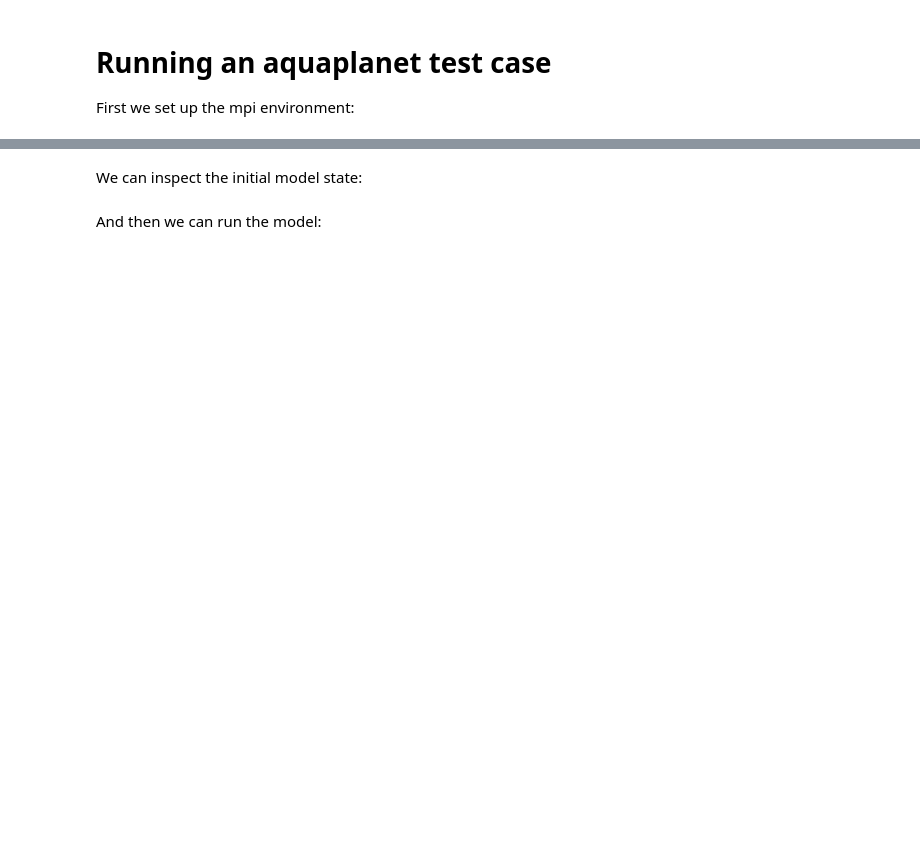
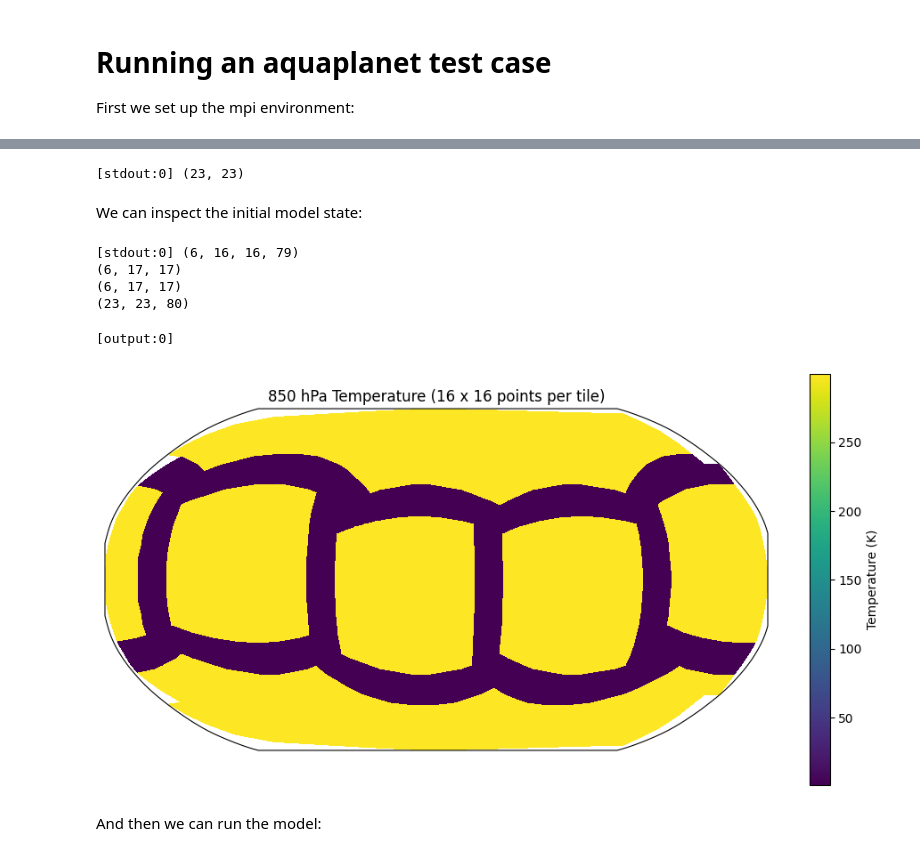
Before and after one commit to oelbert/pace, a Jupyter notebook: examples/notebooks/test_aquaplanet.ipynb, the cells around one changed output, grey strips where cells are left out. Cells and saved outputs as stored; diff of their text form; code cells hidden in the pictures; blank space fills up the shorter version.

```diff
--- a/examples/notebooks/test_aquaplanet.ipynb
+++ b/examples/notebooks/test_aquaplanet.ipynb
@@ -23,10 +56,13 @@ print(f"I am MPI-rank {mpi_rank} of a total of {mpi_size}")
 # %%
-%%capture
+#%%capture
 
 from pace import Driver, DriverConfig
 import yaml
+import os
 
-config_file = "aquaplanet_c20.yaml"
+os.environ['HDF5_USE_FILE_LOCKING'] = 'FALSE'
+
+config_file = "aquaplanet_c16.yaml"
 
 with open(config_file, "r") as f:
     driver_config = DriverConfig.from_dict(yaml.safe_load(f))
@@ -34,6 +179,8 @@ driver = Driver(config=driver_config)
 # %%
 if mpi_rank == 0:
     print(driver.state.grid_data.lon_agrid.shape)
+# %% [output]
+[stdout:0] (23, 23)
 # %% [markdown]
 We can inspect the initial model state:
 # %%
@@ -54,9 +201,20 @@ grid_lon = communicator.gather(driver.state.grid_data.lon)
 grid_lat = communicator.gather(driver.state.grid_data.lat)
 a_lon = communicator.gather(driver.state.grid_data.lon_agrid)
 a_lat = communicator.gather(driver.state.grid_data.lat_agrid)
+# %%
+if mpi_rank == 0:
+    print(temperature.shape)
+    print(grid_lon.data.shape)
+    print(grid_lat.shape)
+    print(driver.state.dycore_state.pt.shape)
+# %% [output]
+[stdout:0] (6, 16, 16, 79)
+(6, 17, 17)
+(6, 17, 17)
+(23, 23, 80)
 # %%
 if mpi_rank == 0:
-    u_mean = 0.5 * (u_wind.data[:,:,:-1, :] + u_wind.data[:,:, 1:, :])
+    u_mean = 0.5 * (u_wind.field[:,:,:-1, :] + u_wind.field[:,:, 1:, :])
 
     nx = temperature.shape[1]
     fig = plt.figure(figsize=(12, 6))
@@ -64,34 +222,37 @@ if mpi_rank == 0:
     f1 = pcolormesh_cube(
         grid_lat.data * 180./np.pi,
         grid_lon.data * 180./np.pi,
-        temperature.data[:, :, :, -2],
+        temperature.field[:, :, :, -2],
         cmap="viridis",
     )
     plt.colorbar(f1, label="Temperature (K)")
     ax.set_title(f"850 hPa Temperature ({nx} x {nx} points per tile)")
 
 #     fig = plt.figure(figsize=(12, 6))
 #     ax = fig.add_subplot(111, projection=ccrs.Robinson())
 #     f1 = pcolormesh_cube(
 #         grid_lat.data * 180./np.pi,
 #         grid_lon.data * 180./np.pi,
 #         surface_pressure.data[:, :, :]/100.,
 #         cmap="viridis",
 #     )
 #     plt.colorbar(f1, label="Surface Pressure (hPa)")
 #     ax.set_title(f"Surface Pressure ({nx} x {nx} points per tile)")
 
 
 #     fig = plt.figure(figsize=(12, 6))
 #     ax = fig.add_subplot(111, projection=ccrs.Robinson())
 #     f1 = pcolormesh_cube(
 #         grid_lat.data * 180./np.pi,
 #         grid_lon.data * 180./np.pi,
 #         u_mean[:,:,:,65],
 #         cmap="bwr",
 #     )
 #     plt.colorbar(f1, label="U wind (m/s)")
 #     ax.set_title(f"U Wind ({nx} x {nx} points per tile)")
+# %% [output]
+[output:0]
+[figure, added]
 # %% [markdown]
 And then we can run the model:
 # %%
```
Also changed, not shown: parts of 5 cells of this notebook, 2 other files.
